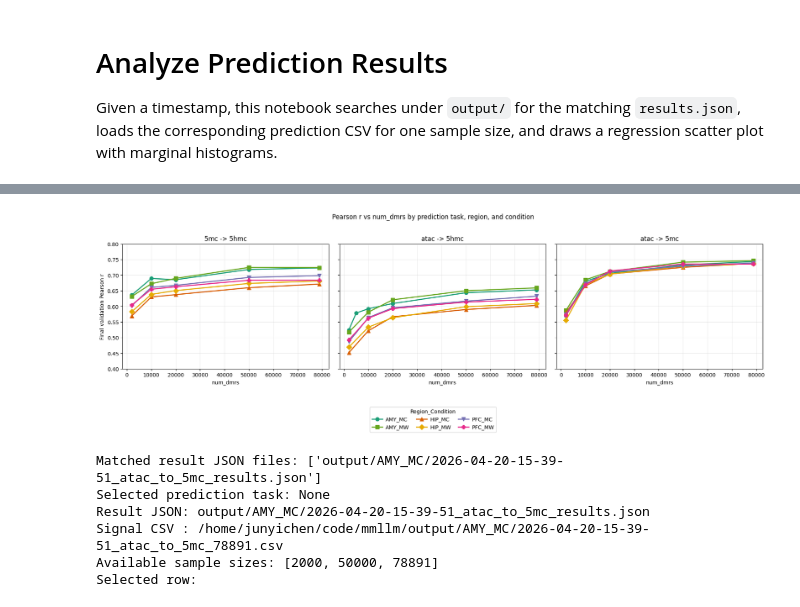
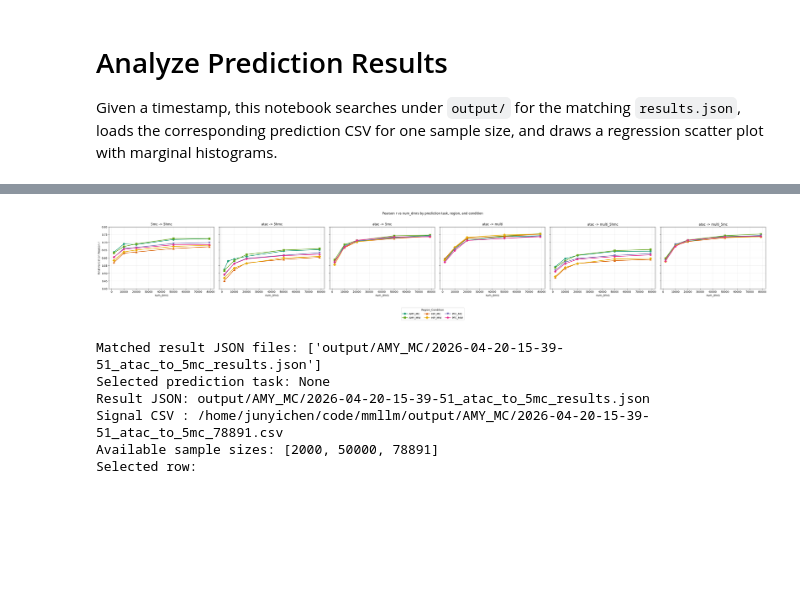
Before and after one commit to juychen/mmllm, a Jupyter notebook: analyze_prediction_results.ipynb, the cells around one changed output, grey strips where cells are left out. Saved outputs shown, nothing was run; the diff lists cells and outputs as text; code cells hidden in the pictures; blank space fills up the shorter version.

```diff
--- a/analyze_prediction_results.ipynb
+++ b/analyze_prediction_results.ipynb
@@ -62,6 +62,10 @@ for json_path in summary_json_paths:
 performance_df = pd.DataFrame(summary_rows)
 performance_df = performance_df.sort_values(['timestamp'], ascending=[False])
 performance_df = performance_df[performance_df['prediction_task'] != 'None -> None']
+# If json_path contains "multi_5hmc" then set prediction_task to "atac->multi_5hmc"
+performance_df.loc[performance_df['json_path'].str.contains('multi_5hmc'), 'prediction_task'] = 'atac -> multi_5hmc'
+# If json_path contains "multi_5mc" then set prediction_task to "atac->multi_5mc"
+performance_df.loc[performance_df['json_path'].str.contains('multi_5mc'), 'prediction_task'] = 'atac -> multi_5mc'
 performance_df = performance_df.drop_duplicates(
     subset=['prediction_task', 'region', 'condition', 'num_dmrs', 'augment_reverse_complement'],
     keep='first',
@@ -169,6 +189,11 @@ plt.show()
 line_df = pd.DataFrame(summary_rows).copy()
 line_df = line_df[line_df['prediction_task'] != 'None -> None'].copy()
 line_df = line_df.sort_values(['timestamp'], ascending=[False])
+
+line_df.loc[line_df['json_path'].str.contains('multi_5hmc'), 'prediction_task'] = 'atac -> multi_5hmc'
+# If json_path contains "multi_5mc" then set prediction_task to "atac->multi_5mc"
+line_df.loc[line_df['json_path'].str.contains('multi_5mc'), 'prediction_task'] = 'atac -> multi_5mc'
+
 line_df = line_df.drop_duplicates(
     subset=['prediction_task', 'region', 'condition', 'num_dmrs'],
     keep='first',
@@ -215,34 +240,34 @@ for axis, task_name in zip(axes, task_order):
             linewidth=2.0,
             markersize=7,
             label=f'{region}_{condition}',
         )
     axis.set_title(task_name)
     axis.set_xlabel('num_dmrs')
     axis.set_ylim(0.4, 0.8)
     axis.grid(alpha=0.25)
 
 axes[0].set_ylabel('Final validation Pearson r')
 handles, labels = axes[0].get_legend_handles_labels()
 fig.legend(
     handles,
     labels,
     loc='upper center',
     bbox_to_anchor=(0.5, -0.005),
     ncol=3,
     frameon=True,
     borderaxespad=0.0,
     columnspacing=1.4,
     handletextpad=0.6,
     fancybox=True,
     shadow=False,
     fontsize=10,
     title='Region_Condition',
 )
 fig.suptitle('Pearson r vs num_dmrs by prediction task, region, and condition', y=1.02)
 fig.tight_layout(rect=[0, 0.08, 1, 1])
 plt.show()
 # %% [output]
-[figure, old version]
+[figure, new version]
 # %%
 def find_result_jsons(timestamp: str, output_root: Path = OUTPUT_ROOT):
     matches = sorted(output_root.rglob(f'*{timestamp}*results.json'))
```
Also changed, not shown: parts of 3 cells of this notebook.
